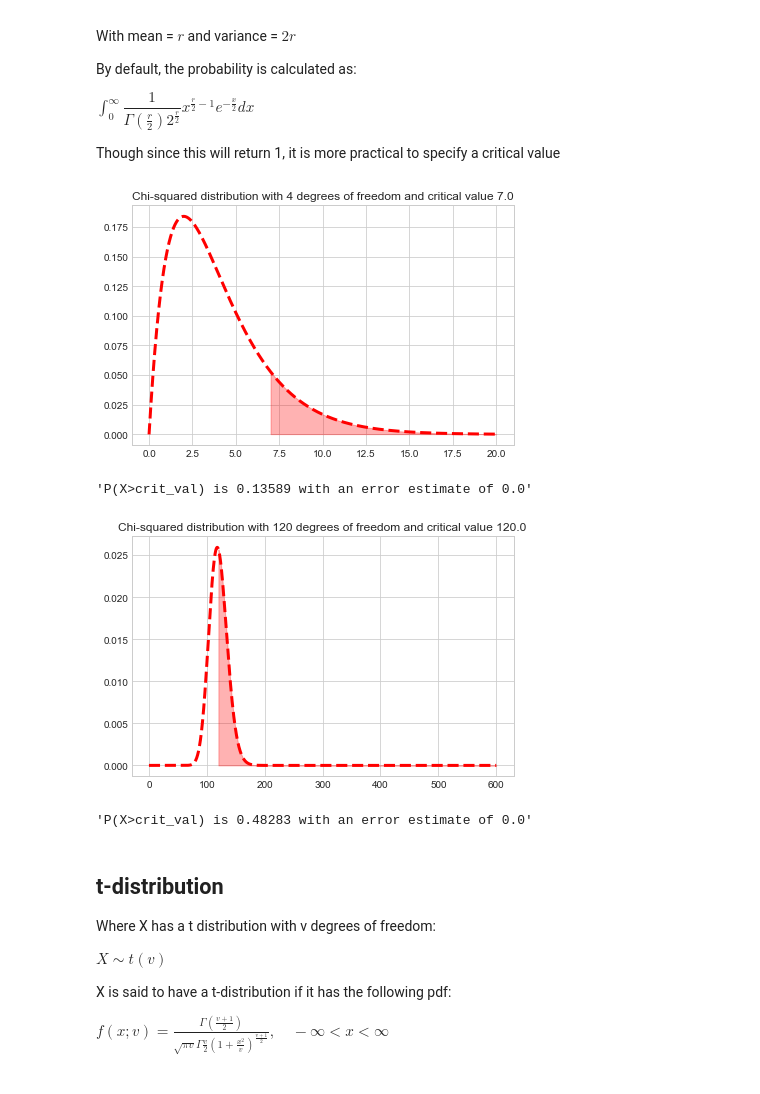
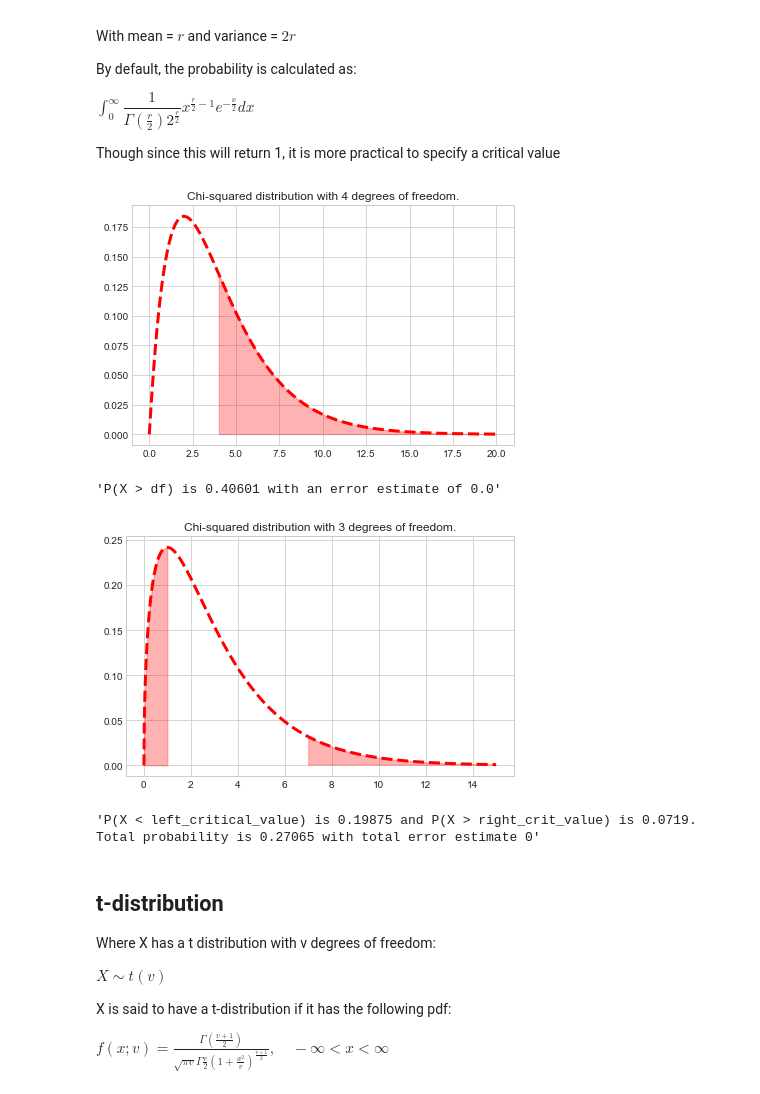
Before and after one commit to WillTirone/applied-stats_examples, a Jupyter notebook: Demonstration.ipynb, the cells around one changed output. Cells and saved outputs as stored; diff of their text form; code cells hidden in the pictures.

```diff
--- a/Demonstration.ipynb
+++ b/Demonstration.ipynb
@@ -79,19 +79,19 @@ $\int_{0}^{\infty} \dfrac{1}{\Gamma({\frac{r}{2}}) 2^{\frac{r}{2}}} x^{\frac{r}{
 
 Though since this will return 1, it is more practical to specify a critical value
 # %%
-q = st.ChiSq_rv(4,crit_value=7)
-q.plot_pdf(cv_probability=True)
+q = st.ChiSq_rv(4)
+q.plot_pdf()
 q.probability_calc()
 # %% [output]
-[figure, old version]
+[figure, new version]
-'P(X>crit_val) is 0.13589 with an error estimate of 0.0'
+'P(X > df) is 0.40601 with an error estimate of 0.0'
 # %%
-z = st.ChiSq_rv(120,crit_value=120)
-z.plot_pdf(cv_probability=True)
+z = st.ChiSq_rv(3)
+z.plot_pdf(left_cv=1, right_cv=7, cv_probability=True, two_tail=True)
 z.probability_calc()
 # %% [output]
-[figure, old version]
+[figure, new version]
-'P(X>crit_val) is 0.48283 with an error estimate of 0.0'
+'P(X < left_critical_value) is 0.19875 and P(X > right_crit_value) is 0.0719. Total probability is 0.27065 with total error estimate 0'
 # %% [markdown]
 ## t-distribution
 
```
Also changed, not shown: parts of 1 cell of this notebook.
